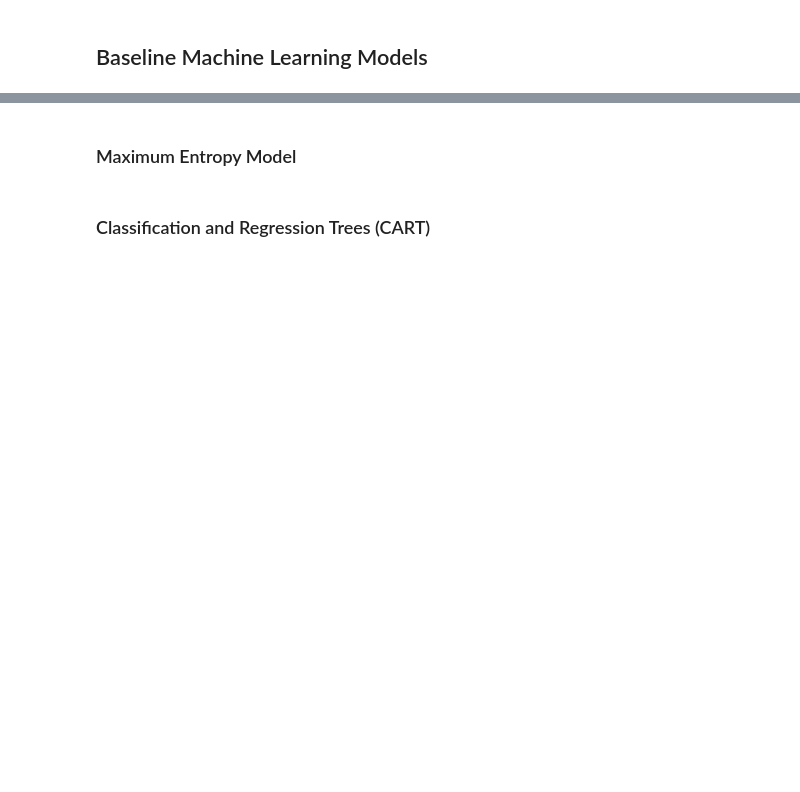
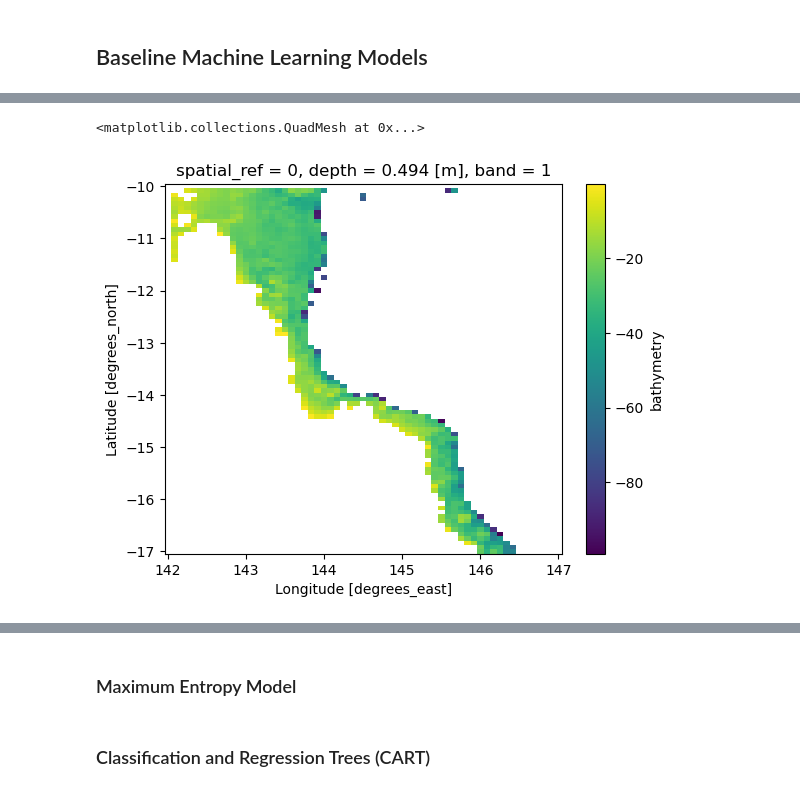
Before and after one commit to orlando-code/coralshift, a Jupyter notebook: notebooks/baselines.ipynb, the cells around one changed output, grey strips where cells are left out. Drawn from its saved outputs; the diff is of its cells as text; code cells hidden in the pictures; blank space fills up the shorter version.

```diff
--- a/notebooks/baselines.ipynb
+++ b/notebooks/baselines.ipynb
@@ -155,0 +420,17 @@ gt_climate_res = spatial_data.upsample_xarray_to_target(gt_1000m, 1/12)
+# %%
+max_depth = -60
+
+xa_ds = all_data.compute()
+bath_xa = xa_ds["bathymetry"]
+
+# xa_above = bath_xa.where((bath_xa <= 0) | (bath_xa >= -100), np.nan)
+# xa_above = bath_xa.where((bath_xa <= 0) & (bath_xa >= -100), np.nan)
+# xa_above = xa_above.where((xa_above >= -100), np.nan)
+
+xs_above = all_data.where((bath_xa <= 0) & (bath_xa >= -100), np.nan)
+
+# xa_above = bath_xa.where((bath_xa <= 0) | (bath_xa >= -100), np.nan)
+xa_above.plot()
+# %% [output]
+<matplotlib.collections.QuadMesh at 0x...>
+[figure, added]
```
Also changed, not shown: parts of 83 cells of this notebook, 3 other files.
